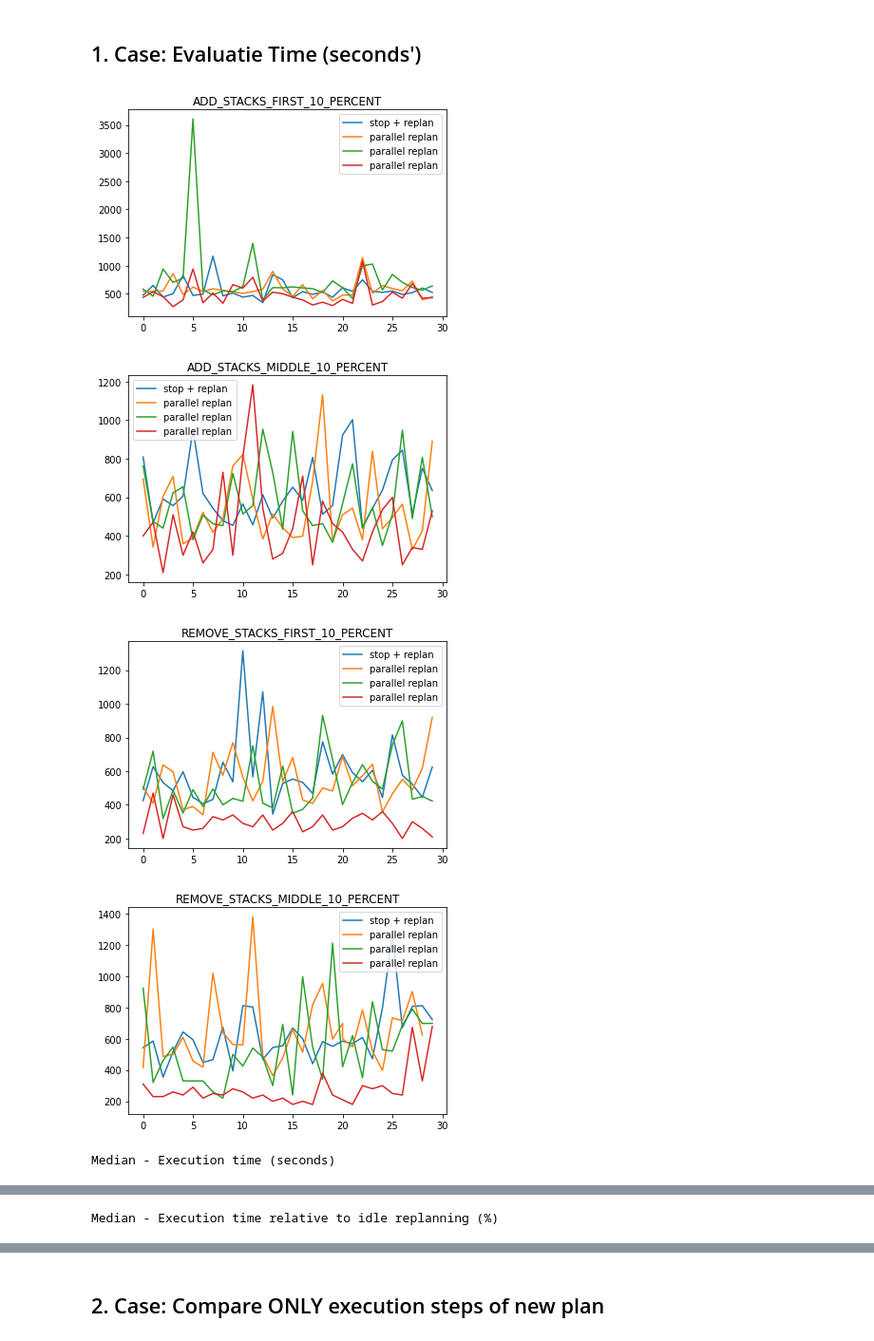
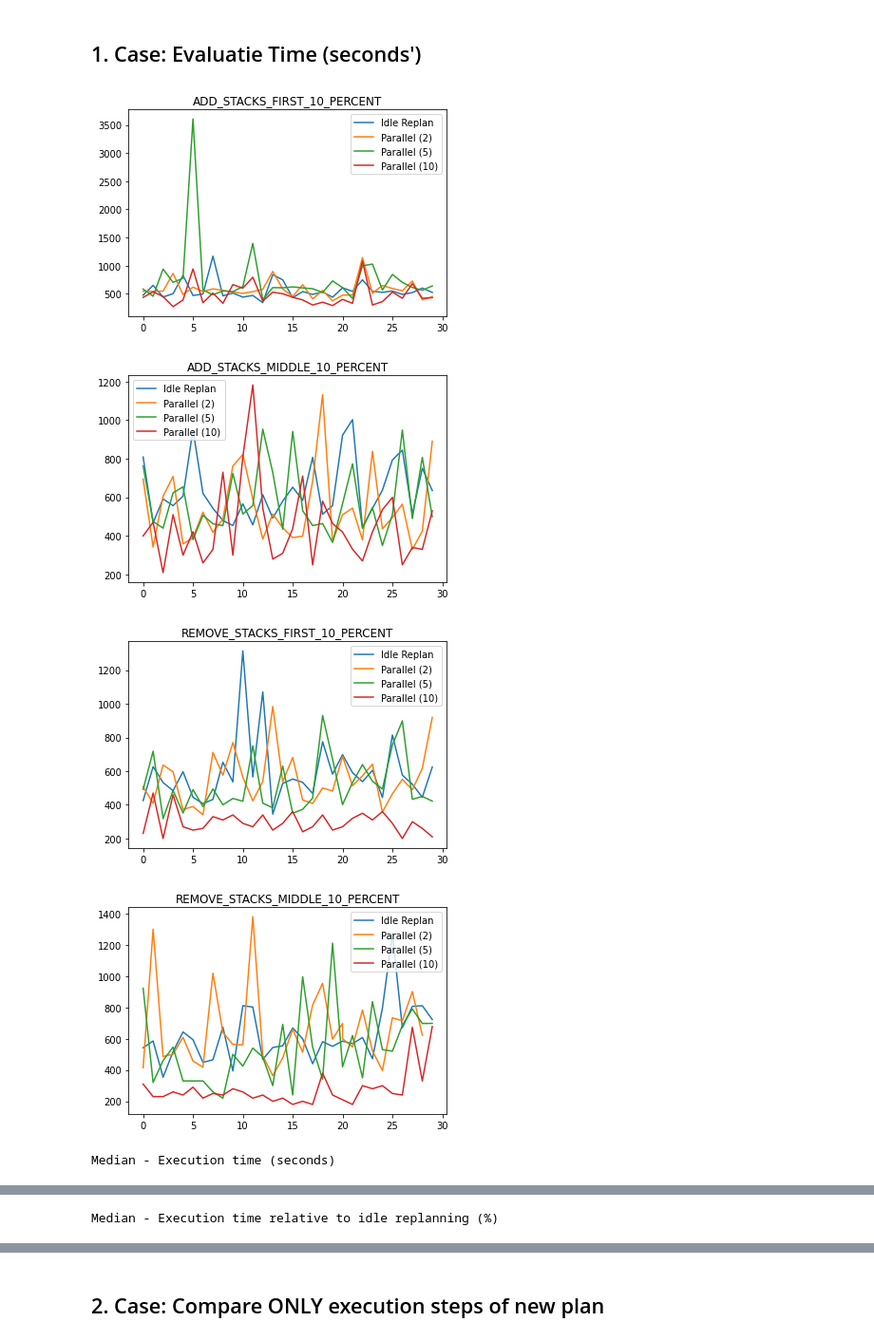
Before and after one commit to martineisenberg/momot-reactive, a Jupyter notebook: evaluation/data_processing.ipynb, the cells around one changed output, grey strips where cells are left out. Shown at 95% size. Cells and saved outputs as stored; diff of their text form; code cells hidden in the pictures.

```diff
--- a/evaluation/data_processing.ipynb
+++ b/evaluation/data_processing.ipynb
@@ -210,43 +305,43 @@ for f in files:
             mean_executiontime_row[f"Parallel ({name[1]})"] = round(group['pred_overall_execution_time'].median(), 3)
             std_executiontime_row[f"Parallel ({name[1]})"] = round(group['pred_overall_execution_time'].std(), 3)/mean_executiontime_row[f"Parallel ({name[1]})"]*100
             if plot:
-                plt.plot(group["run"], group["pred_overall_execution_time"], label="parallel replan")
+                plt.plot(group["run"], group["pred_overall_execution_time"], label=f"Parallel ({name[1]})")
 
         mean_executiontime_row["Option"] = f.split("@")[1].split("_errPerDisturbance")[0]
         std_executiontime_row["Option"] = f.split("@")[1].split("_errPerDisturbance")[0]
         overall_runtime = overall_runtime.append(mean_executiontime_row, ignore_index = True)
         overall_runtime_std = overall_runtime_std.append(std_executiontime_row, ignore_index = True)
         if plot:
             plt.legend()
             plt.title(mean_executiontime_row["Option"])
             plt.show()
 
 print("Median - Execution time (seconds)")
 display(overall_runtime.iloc[:2, :])
 display(overall_runtime.iloc[2:, :])
 
 for steps in step_variants:
     overall_runtime[f"Parallel ({steps})"] = (overall_runtime[f"Parallel ({steps})"] - overall_runtime["Idle Replan"])/ overall_runtime["Idle Replan"] * 100
 
 #mean.round({'Replanning': 1})
 #mean["Replanning (seed 0.2)"] = (mean["Replanning (seed 0.2)"] - mean["Replanning"])/ mean["Replanning"] * 100
 #mean.round(3)
 #print("Mean - Replanning time (with seed) relative to plain replanning (in %)")
 print("Median - Execution time relative to idle replanning (%)")
 display(overall_runtime.iloc[:2, :])
 display(overall_runtime.iloc[2:, :])
 
 print("Standard Deviation - Execution time (seconds)")
 #overall_runtime_std.iloc[:, 1:] = overall_runtime_std[:, 1:]/overall_runtime[:, 1:]
 
 
 display(overall_runtime_std.iloc[:2, :])
 display(overall_runtime_std.iloc[2:, :])
 # %% [output]
-[figure, old version]
+[figure, new version]
-[figure, old version]
+[figure, new version]
-[figure, old version]
+[figure, new version]
-[figure, old version]
+[figure, new version]
 Median - Execution time (seconds)
 |  | Option | Idle Replan | Parallel (2) | Parallel (5) | Parallel (10) |
 | 0 | ADD_STACKS_FIRST_10_PERCENT | 521.915 | 545.965 | 609.744 | 425.146 |
```
Also changed, not shown: parts of 14 cells of this notebook, 12 other files.
